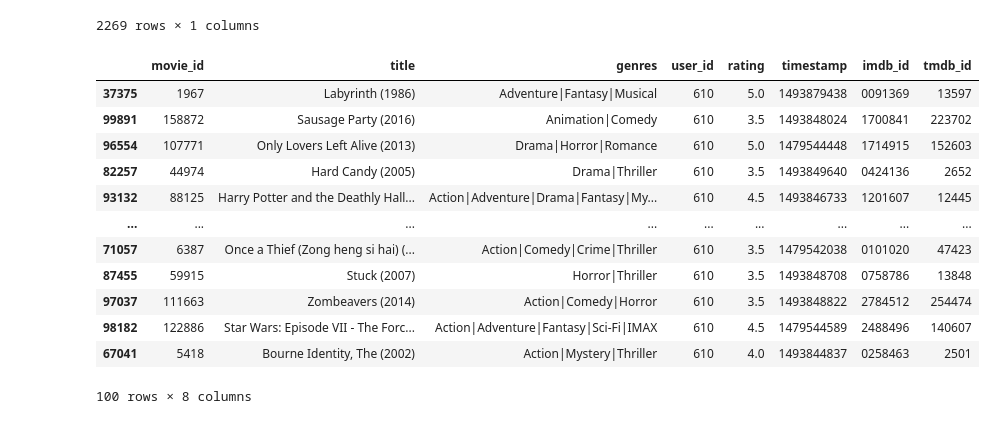
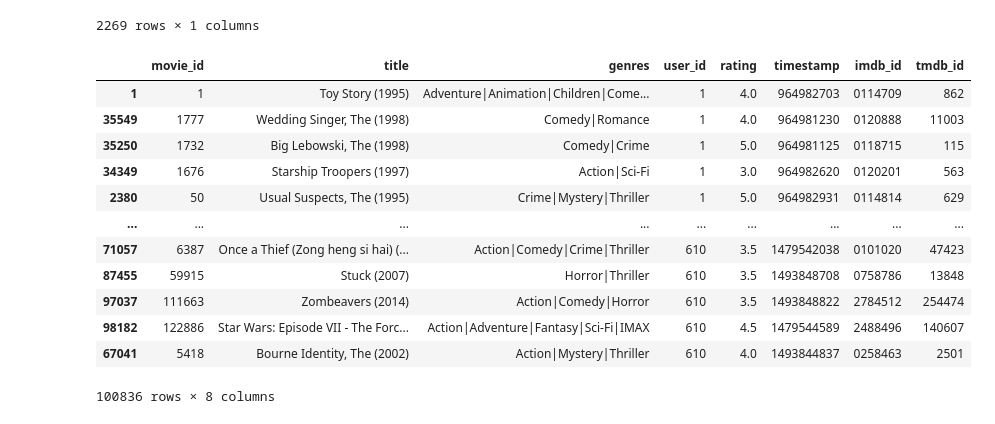
Before and after one commit to youmxr/CP421-Project, a Jupyter notebook: FinalProject.ipynb, the cells around one changed output. Cells and saved outputs as stored; diff of their text form; code cells hidden in the pictures.

```diff
--- a/FinalProject.ipynb
+++ b/FinalProject.ipynb
@@ -122,21 +122,21 @@ mean_ratings
 # %%
 data['user_id'] = data['user_id'].astype(str).astype(int)
 sorted_by_user = data.sort_values(by = 'user_id')
-sorted_by_user.tail(100)
+sorted_by_user
 # %% [output]
 |  | movie_id | title | genres | user_id | rating | timestamp | imdb_id | tmdb_id |
-| 37375 | 1967 | Labyrinth (1986) | Adventure|Fantasy|Musical | 610 | 5.0 | 1493879438 | 0091369 | 13597 |
-| 99891 | 158872 | Sausage Party (2016) | Animation|Comedy | 610 | 3.5 | 1493848024 | 1700841 | 223702 |
-| 96554 | 107771 | Only Lovers Left Alive (2013) | Drama|Horror|Romance | 610 | 5.0 | 1479544448 | 1714915 | 152603 |
-| 82257 | 44974 | Hard Candy (2005) | Drama|Thriller | 610 | 3.5 | 1493849640 | 0424136 | 2652 |
-| 93132 | 88125 | Harry Potter and the Deathly Hall... | Action|Adventure|Drama|Fantasy|My... | 610 | 4.5 | 1493846733 | 1201607 | 12445 |
+| 1 | 1 | Toy Story (1995) | Adventure|Animation|Children|Come... | 1 | 4.0 | 964982703 | 0114709 | 862 |
+| 35549 | 1777 | Wedding Singer, The (1998) | Comedy|Romance | 1 | 4.0 | 964981230 | 0120888 | 11003 |
+| 35250 | 1732 | Big Lebowski, The (1998) | Comedy|Crime | 1 | 5.0 | 964981125 | 0118715 | 115 |
+| 34349 | 1676 | Starship Troopers (1997) | Action|Sci-Fi | 1 | 3.0 | 964982620 | 0120201 | 563 |
+| 2380 | 50 | Usual Suspects, The (1995) | Crime|Mystery|Thriller | 1 | 5.0 | 964982931 | 0114814 | 629 |
 | ... | ... | ... | ... | ... | ... | ... | ... | ... |
 | 71057 | 6387 | Once a Thief (Zong heng si hai) (... | Action|Comedy|Crime|Thriller | 610 | 3.5 | 1479542038 | 0101020 | 47423 |
 | 87455 | 59915 | Stuck (2007) | Horror|Thriller | 610 | 3.5 | 1493848708 | 0758786 | 13848 |
 | 97037 | 111663 | Zombeavers (2014) | Action|Comedy|Horror | 610 | 3.5 | 1493848822 | 2784512 | 254474 |
 | 98182 | 122886 | Star Wars: Episode VII - The Forc... | Action|Adventure|Fantasy|Sci-Fi|IMAX | 610 | 4.5 | 1479544589 | 2488496 | 140607 |
 | 67041 | 5418 | Bourne Identity, The (2002) | Action|Mystery|Thriller | 610 | 4.0 | 1493844837 | 0258463 | 2501 |
-100 rows × 8 columns
+100836 rows × 8 columns
 # %%
 #Data Encoding: each user and their movie ratings
 n_users = data.user_id.unique().shape[0]
```
Also changed, not shown: parts of 3 cells of this notebook.
